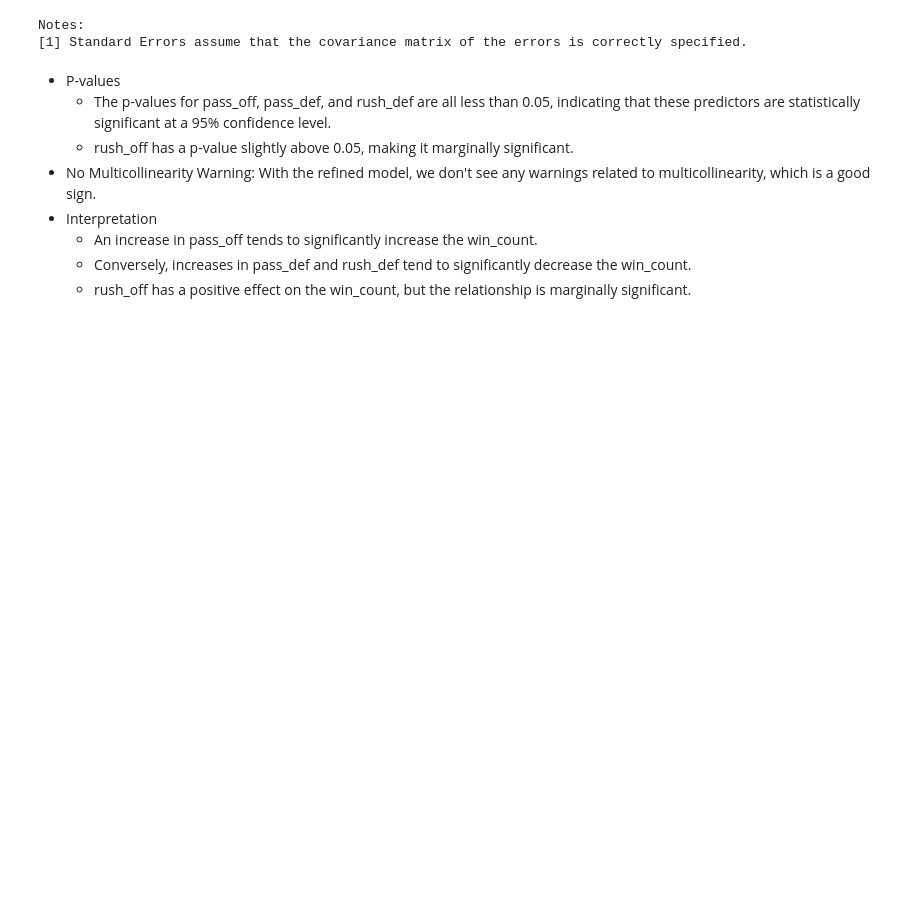
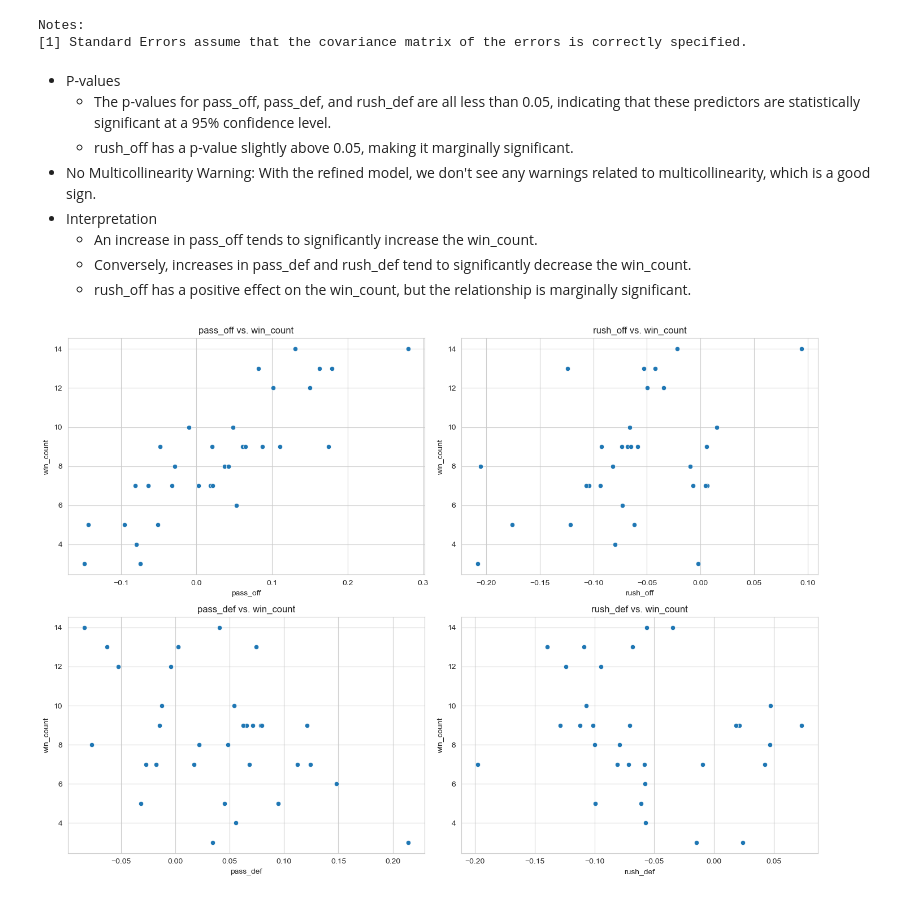
Before and after one commit to gbellamy512/projects, a Jupyter notebook: epa_eda.ipynb, the cells around one changed output. Saved outputs shown, nothing was run; the diff lists cells and outputs as text; code cells hidden in the pictures; blank space fills up the shorter version.

```diff
--- a/epa_eda.ipynb
+++ b/epa_eda.ipynb
@@ -254,3 +254,29 @@ Notes:
     - An increase in pass_off tends to significantly increase the win_count.
     - Conversely, increases in pass_def and rush_def tend to significantly decrease the win_count.
     - rush_off has a positive effect on the win_count, but the relationship is marginally significant.
+# %%
+import matplotlib.pyplot as plt
+import seaborn as sns
+
+# Set up the plotting environment
+sns.set_style("whitegrid")
+fig, axes = plt.subplots(2, 2, figsize=(14, 10))
+
+# Scatter plots
+sns.scatterplot(data=df, x='pass_off', y='win_count', ax=axes[0, 0])
+axes[0, 0].set_title('pass_off vs. win_count')
+
+sns.scatterplot(data=df, x='rush_off', y='win_count', ax=axes[0, 1])
+axes[0, 1].set_title('rush_off vs. win_count')
+
+sns.scatterplot(data=df, x='pass_def', y='win_count', ax=axes[1, 0])
+axes[1, 0].set_title('pass_def vs. win_count')
+
+sns.scatterplot(data=df, x='rush_def', y='win_count', ax=axes[1, 1])
+axes[1, 1].set_title('rush_def vs. win_count')
+
+# Adjust the layout
+plt.tight_layout()
+plt.show()
+# %% [output]
+[figure, added]
```
Also changed, not shown: parts of 4 cells of this notebook.
